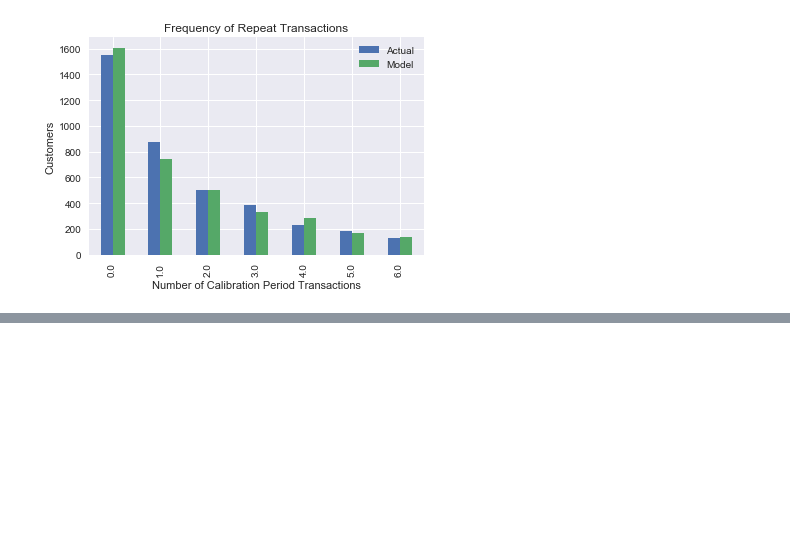
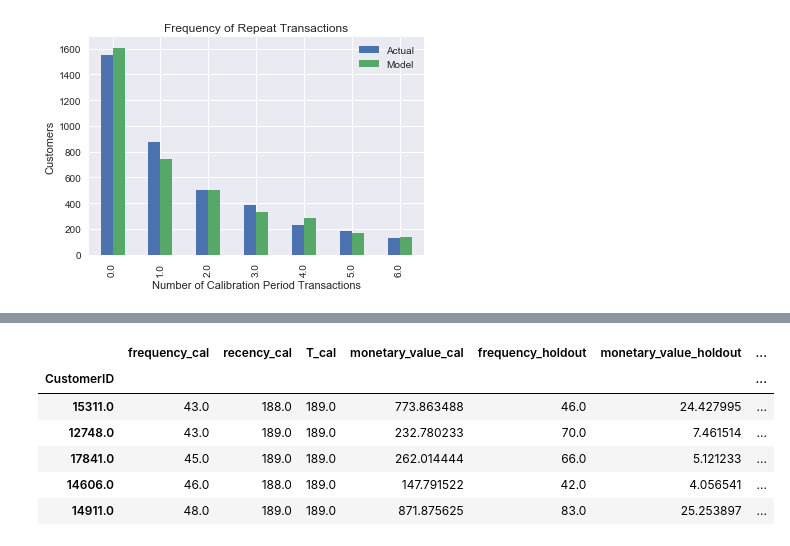
Before and after one commit to SwapnilSParkhe/Project-Customer_Lifetime_Value, a Jupyter notebook: CLV_NonContractual_Continuous.ipynb, the cells around one changed output, grey strips where cells are left out. Saved outputs shown, nothing was run; the diff lists cells and outputs as text; code cells hidden in the pictures; blank space fills up the shorter version.

```diff
--- a/CLV_NonContractual_Continuous.ipynb
+++ b/CLV_NonContractual_Continuous.ipynb
@@ -258,0 +339,13 @@ plot_period_transactions(BG_NBD)
+# %%
+#Top 5 customers (in terms of exp no. of purchases till time t)
+t=90
+df5['PredPurc_till_t']=BG_NBD.conditional_expected_number_of_purchases_up_to_time(t=t,frequency=df5['frequency_cal'],recency=df5['recency_cal'],T=df5['T_cal'])
+df5.sort_values(by='PredPurc_till_t').tail(5)
+# %% [output]
+|  | frequency_cal | recency_cal | T_cal | monetary_value_cal | frequency_holdout | monetary_value_holdout | ... |
+| CustomerID |  |  |  |  |  |  | ... |
+| 15311.0 | 43.0 | 188.0 | 189.0 | 773.863488 | 46.0 | 24.427995 | ... |
+| 12748.0 | 43.0 | 189.0 | 189.0 | 232.780233 | 70.0 | 7.461514 | ... |
+| 17841.0 | 45.0 | 189.0 | 189.0 | 262.014444 | 66.0 | 5.121233 | ... |
+| 14606.0 | 46.0 | 188.0 | 189.0 | 147.791522 | 42.0 | 4.056541 | ... |
+| 14911.0 | 48.0 | 189.0 | 189.0 | 871.875625 | 83.0 | 25.253897 | ... |
```
Also changed, not shown: parts of 13 cells of this notebook.
